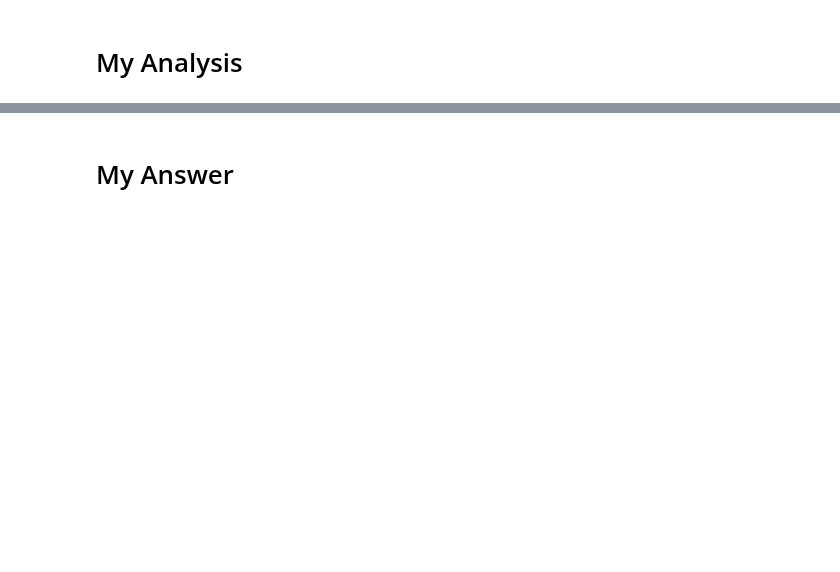
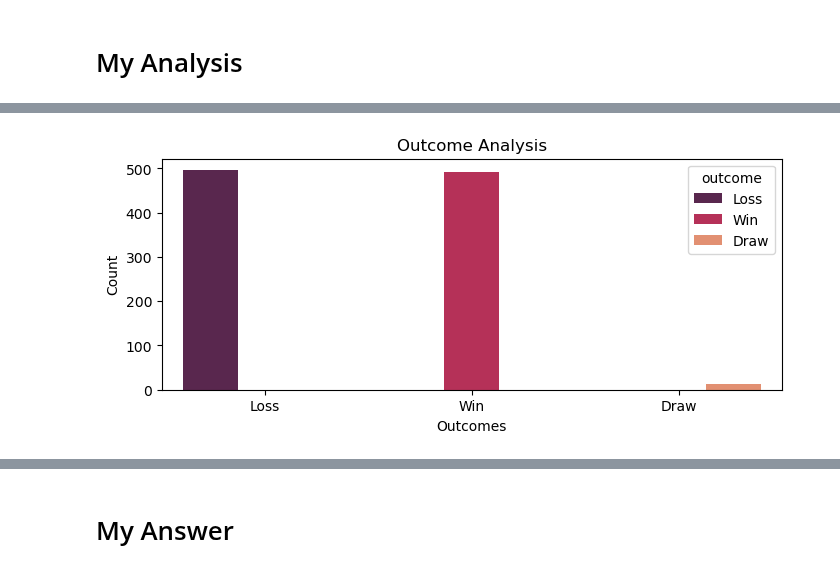
Before and after one commit to ReapersOne/AI, a Jupyter notebook: Semester 1/Final Three/Final+Project+Template.ipynb, the cells around one changed output, grey strips where cells are left out. Saved outputs shown, nothing was run; the diff lists cells and outputs as text; code cells hidden in the pictures; blank space fills up the shorter version.

```diff
--- a/Semester 1/Final Three/Final+Project+Template.ipynb
+++ b/Semester 1/Final Three/Final+Project+Template.ipynb
@@ -45,2 +12,4 @@ soup2
+# %%
+df=pd.read_csv('valorant_games.csv')
 # %% [markdown]
 # My Question
@@ -166,2 +24,0 @@ print(numbers)
-# %%
-df = pd.DataFrame(numbers, columns=["Times Logged In"])
@@ -189,0 +118,10 @@ trendingYearly
+# %%
+#Win/Loss Rate
+plt.figure(figsize=(8,3))
+sns.countplot(data=df,x='outcome',hue='outcome',palette='rocket')
+plt.xlabel('Outcomes')
+plt.ylabel('Count')
+plt.title('Outcome Analysis')
+plt.show()
+# %% [output]
+[figure, added]
```
Also changed, not shown: parts of 45 cells of this notebook, 3 other files.
